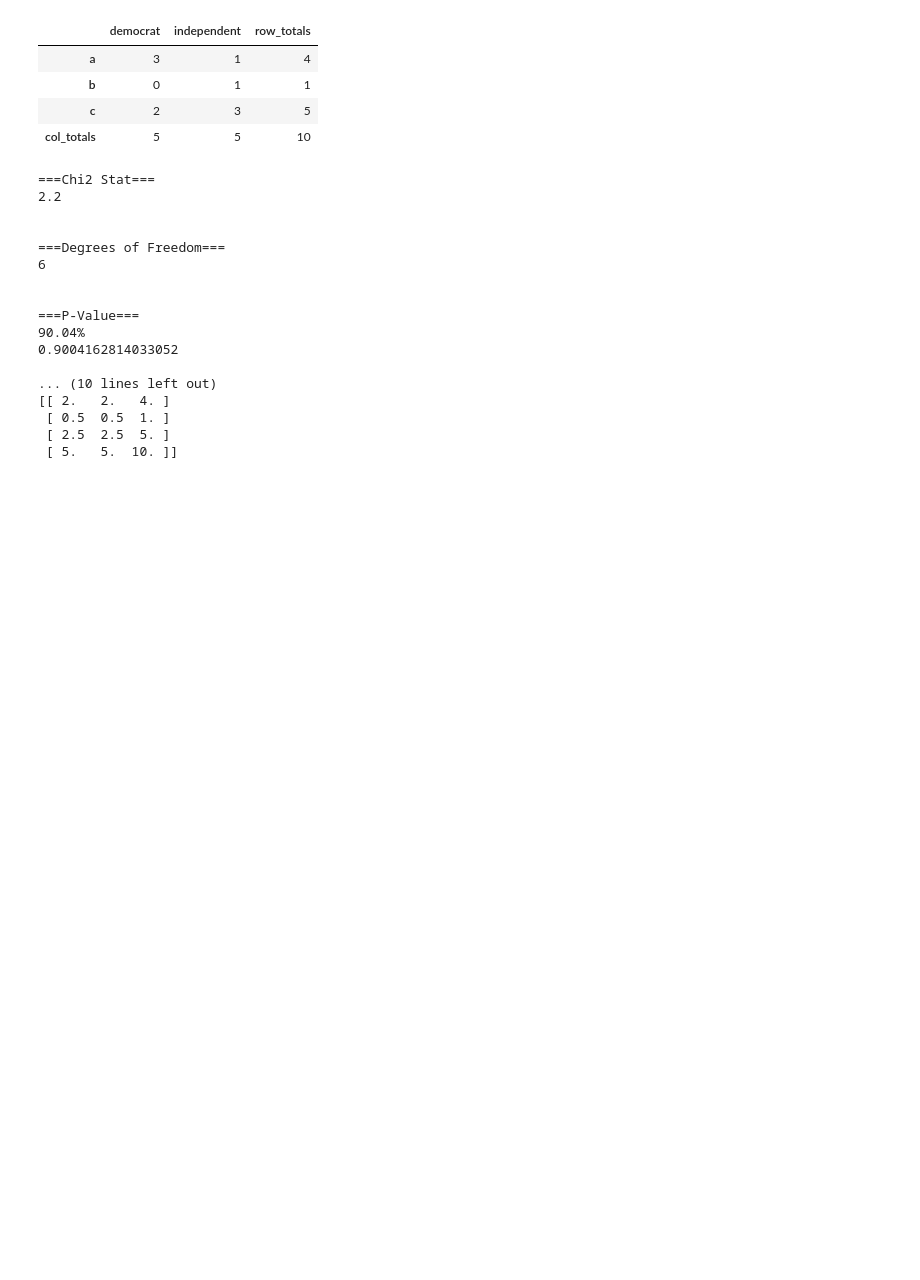
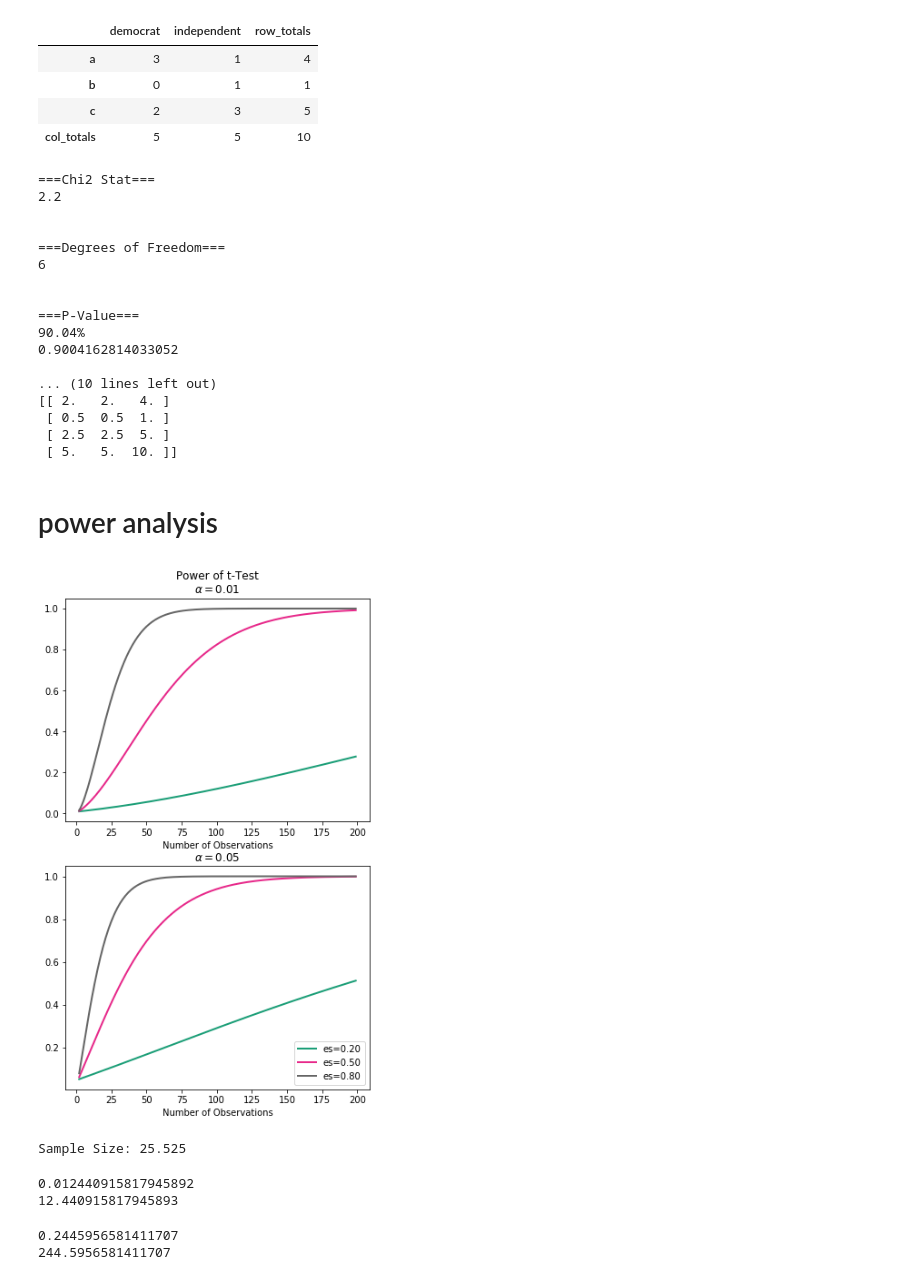
Before and after one commit to TG7789RR/pythonlearningx64, a Jupyter notebook: worked_stats_testing_examples.ipynb, the cells around one changed output. Drawn from its saved outputs; the diff is of its cells as text; code cells hidden in the pictures; blank space fills up the shorter version.

```diff
--- a/worked_stats_testing_examples.ipynb
+++ b/worked_stats_testing_examples.ipynb
@@ -492,3 +497,5 @@ print(ex)
  [ 0.5  0.5  1. ]
  [ 2.5  2.5  5. ]
  [ 5.   5.  10. ]]
+# %% [markdown]
+# power analysis
@@ -494,0 +504,77 @@ print(ex)
+# %%
+# power vs. number of observations
+
+fig = plt.figure()
+ax = fig.add_subplot(2,1,1)
+fig = TTestIndPower().plot_power(dep_var='nobs',
+                                 nobs= np.arange(2, 200),
+                                 effect_size=np.array([0.2, 0.5, 0.8]),
+                                 alpha=0.01,
+                                 ax=ax, title='Power of t-Test' + '\n' + r'$\alpha = 0.01$')
+ax.get_legend().remove()
+ax = fig.add_subplot(2,1,2)
+fig = TTestIndPower().plot_power(dep_var='nobs',
+                                 nobs= np.arange(2, 200),
+                                 effect_size=np.array([0.2, 0.5, 0.8]),
+                                 alpha=0.05,
+                                 ax=ax, title=r'$\alpha = 0.05$')
+fig.subplots_adjust(top = 2)
+# %% [output]
+[figure, added]
+# %%
+#https://machinelearningmastery.com/statistical-power-and-power-analysis-in-python/
+
+effect1 = 0.8 #it is standard to aim for this, note this can be above 1
+alpha1 = 0.05 #significance level
+power1 = 0.8 # this is pretty standard
+ratio1 = 1
+'''1 #equal sample splits
+0.5 #equal 2nd sample is half the size
+0.1 #2nd sample at 10% '''
+
+
+# perform power analysis
+result = TTestIndPower().solve_power(effect1, power=power1, nobs1=None, ratio=ratio1, alpha=alpha1)
+print('Sample Size: %.3f' % result)
+# %% [output]
+Sample Size: 25.525
+# %%
+#one of the below must be set to None
+effect1 = 0.8 #it is standard to aim for this, note this can be above 1
+alpha1 = 0.05 #significance level
+power1 = 0.8 # this is pretty standard
+ratio1 = None
+nobs1a = 1000 # nobs2 = nobs1 * ratio - this is within the function
+'''1 #equal sample splits
+0.5 #equal 2nd sample is half the size
+0.1 #2nd sample at 10% '''
+
+
+# perform power analysis
+a= TTestIndPower().solve_power(effect1, power=power1, nobs1=nobs1a, ratio=ratio1, alpha=alpha1)
+#so in this example to get a large effect we would be looking at 1.2% control
+print(a)
+print(a*nobs1a)
+# %% [output]
+0.012440915817945892
+12.440915817945893
+# %%
+#one of the below must be set to None
+effect1 = 0.2 #what if we only get a small effect
+alpha1 = 0.05 #significance level
+power1 = 0.8 # this is pretty standard
+ratio1 = None
+nobs1a = 1000 # nobs2 = nobs1 * ratio - this is within the function
+'''1 #equal sample splits
+0.5 #equal 2nd sample is half the size
+0.1 #2nd sample at 10% '''
+
+
+# perform power analysis
+a= TTestIndPower().solve_power(effect1, power=power1, nobs1=nobs1a, ratio=ratio1, alpha=alpha1)
+#so in this example to get a large effect we would be looking at 1.2% control
+print(a)
+print(a*nobs1a)
+# %% [output]
+0.2445956581411707
+244.5956581411707
```
Also changed, not shown: parts of 11 cells of this notebook.
